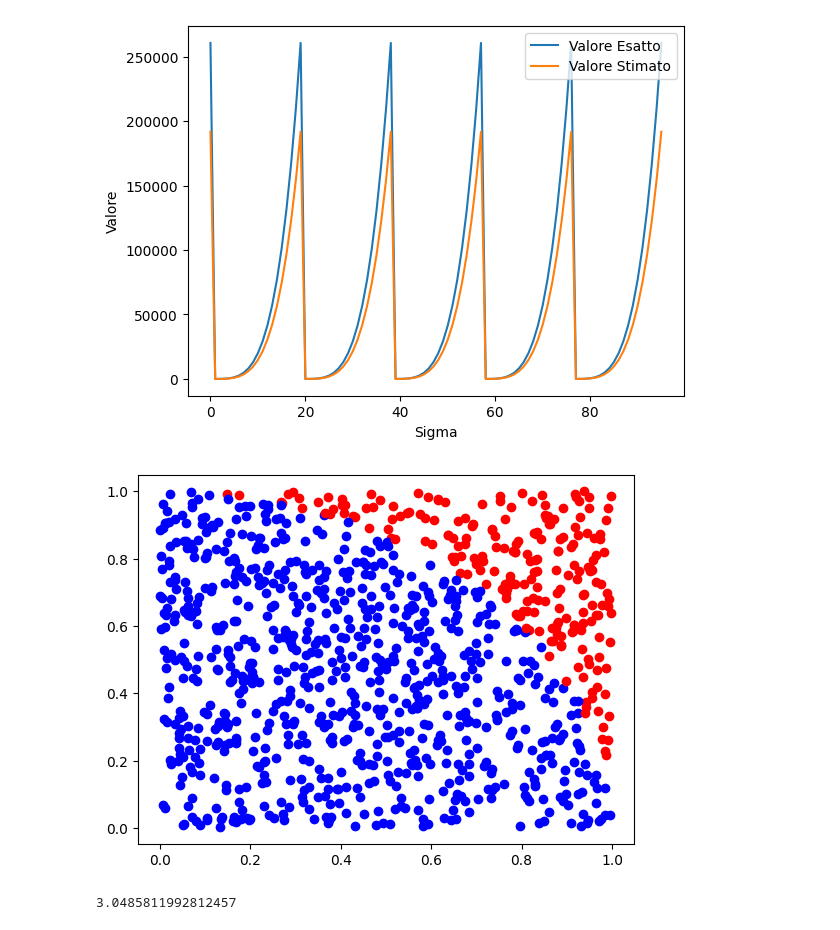
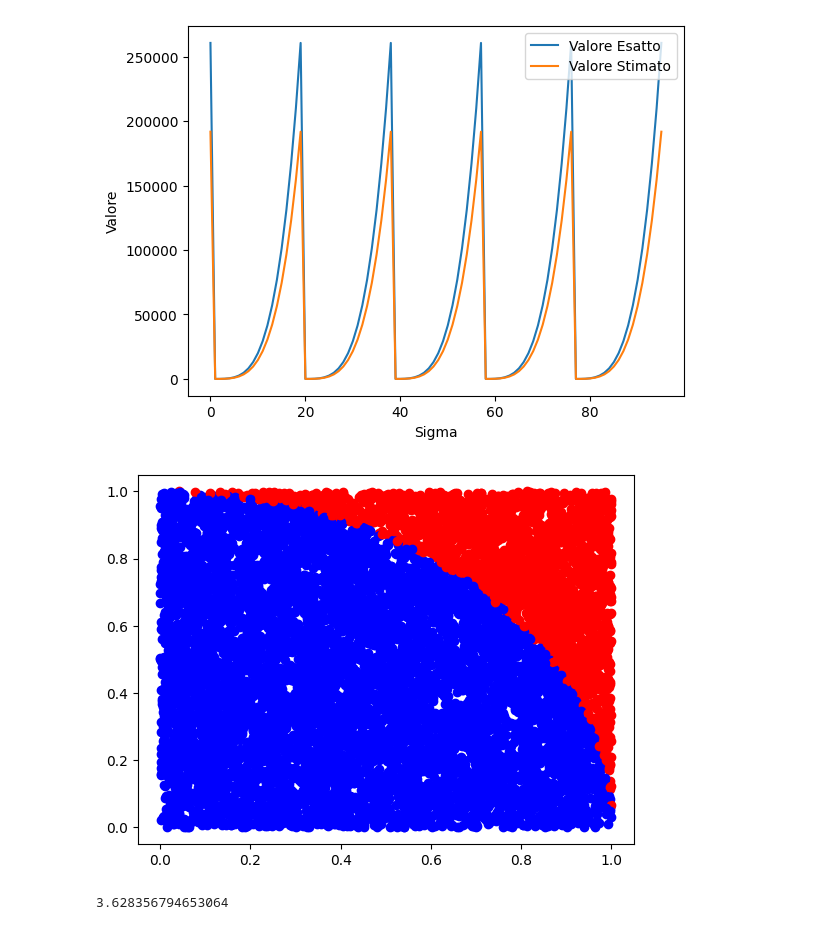
Before and after one commit to domvol/astrostatistics_bicocca_2025, a Jupyter notebook: Time_to_get_you_hands_dirty/Monte_carlo_int.ipynb, the cells around one changed output. Saved outputs shown, nothing was run; the diff lists cells and outputs as text; code cells hidden in the pictures.

```diff
--- a/Time_to_get_you_hands_dirty/Monte_carlo_int.ipynb
+++ b/Time_to_get_you_hands_dirty/Monte_carlo_int.ipynb
@@ -111,20 +114,20 @@ plt.show()
 # %%
 import numpy as np
 import scipy.stats as stats
 import matplotlib.pyplot as plt
 from tqdm import tqdm
 
 r=1
-for i in tqdm(range(1000), desc='Iterating over points'):
+for i in tqdm(range(10000), desc='Iterating over points'):
     blue = np.random.uniform(0, r)
     red = np.random.uniform(0, r)
     if blue**2 + red**2 <= 1:
         plt.scatter(blue, red, color='blue')
     else:
         plt.scatter(blue, red, color='red')
 plt.show()
 pi=4*blue/(blue+red)
 print(pi)
 # %% [output]
-[figure, old version]
+[figure, new version]
-3.0485811992812457
+3.628356794653064
```
Also changed, not shown: parts of 3 cells of this notebook, 1 other file.
